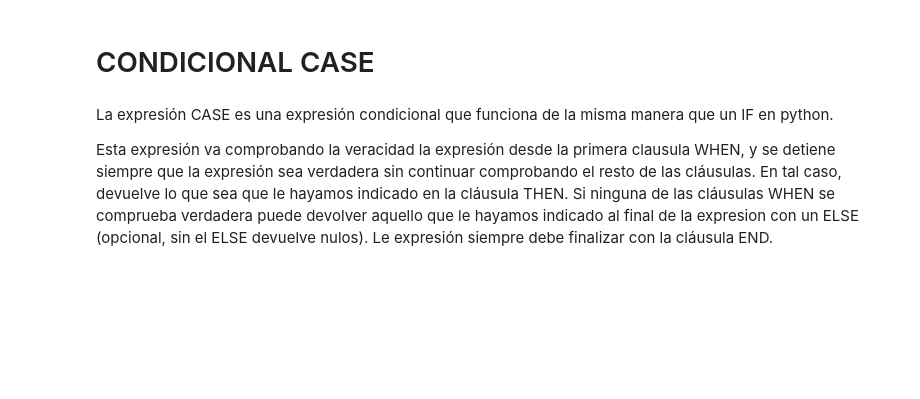
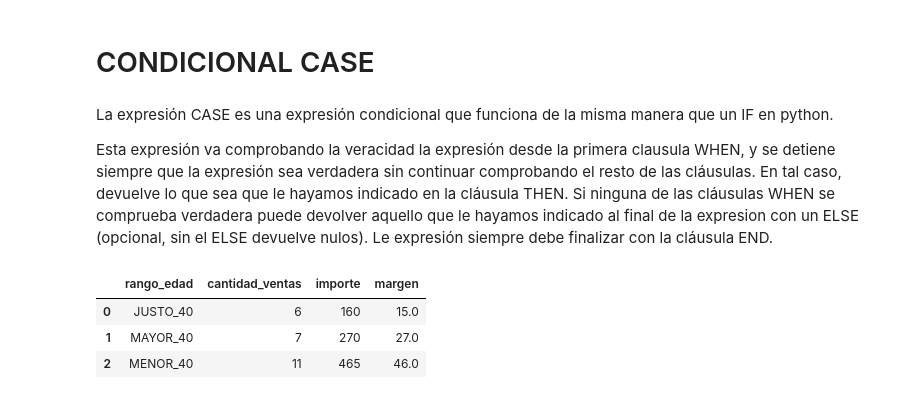
Before and after one commit to KARENCMP82/SQL, a Jupyter notebook: clase_10recursos_sql_joins__2.ipynb, the cells around one changed output. Drawn from its saved outputs; the diff is of its cells as text; code cells hidden in the pictures; blank space fills up the shorter version.

```diff
--- a/clase_10recursos_sql_joins__2.ipynb
+++ b/clase_10recursos_sql_joins__2.ipynb
@@ -797,6 +865,53 @@ pd.DataFrame(cursor.fetchall(), columns=cols)
 La expresión CASE es una expresión condicional que funciona de la misma manera que un IF en python.
 
 Esta expresión va comprobando la veracidad la expresión desde la primera clausula WHEN, y se detiene siempre que la expresión sea verdadera sin continuar comprobando el resto de las cláusulas. En tal caso, devuelve lo que sea que le hayamos indicado en la cláusula THEN. Si ninguna de las cláusulas WHEN se comprueba verdadera puede devolver aquello que le hayamos indicado al final de la expresion con un ELSE (opcional, sin el ELSE devuelve nulos). Le expresión siempre debe finalizar con la cláusula END.
+# %%
+# Hacemos un CASE para clasificar la edad de los clientes en rangos
+query = '''
+
+    SELECT
+      CASE
+        WHEN tc.edad > 40 THEN 'MAYOR_40' -- Clasifica como 'MAYOR_40' si la edad es mayor a 40
+        WHEN tc.edad = 40 THEN 'JUSTO_40' -- Clasifica como 'JUSTO_40' si la edad es exactamente 40
+        ELSE 'MENOR_40' END AS rango_edad, -- Clasifica como 'MENOR_40' si la edad es menor a 40
+      count(tv.id_transaccion) AS cantidad_ventas, -- Cuenta las transacciones realizadas por cada rango de edad
+      sum(tp.importe) AS importe, -- Suma el importe total de los productos vendidos por rango de edad
+      sum(tp.margen) AS margen -- Suma el margen total de los productos vendidos por rango de edad
+    FROM
+      clientes tc -- Tabla principal: clientes
+    LEFT JOIN
+      (SELECT
+        * -- Subconsulta: selecciona todas las columnas de 'ventas'
+      FROM
+        ventas
+      WHERE
+        id_vendedor=2) tv ON tc.id_cliente=tv.id_cliente -- Asocia ventas realizadas por el vendedor 2 con clientes
+    LEFT JOIN
+      productos tp ON tv.id_producto=tp.id_producto -- Asocia productos vendidos en las transacciones
+
+    GROUP BY
+      CASE
+        WHEN tc.edad > 40 THEN 'MAYOR_40' -- Agrupa los resultados por los rangos de edad definidos
+        WHEN tc.edad = 40 THEN 'JUSTO_40'
+        ELSE 'MENOR_40' END
+
+;
+ '''
+
+# Ejecuta la consulta en la base de datos
+cursor.execute(query)
+conexion.commit()
+
+# Obtiene los nombres de las columnas del resultado
+cols = [description[0] for description in cursor.description]
+
+# Crea un DataFrame con los resultados de la consulta
+pd.DataFrame(cursor.fetchall(), columns=cols)
+# %% [output]
+|  | rango_edad | cantidad_ventas | importe | margen |
+| 0 | JUSTO_40 | 6 | 160 | 15.0 |
+| 1 | MAYOR_40 | 7 | 270 | 27.0 |
+| 2 | MENOR_40 | 11 | 465 | 46.0 |
 # %%
 # Podemos hacer un CASE con la edad de los clientes
 query = '''
```
Also changed, not shown: parts of 7 cells of this notebook.
